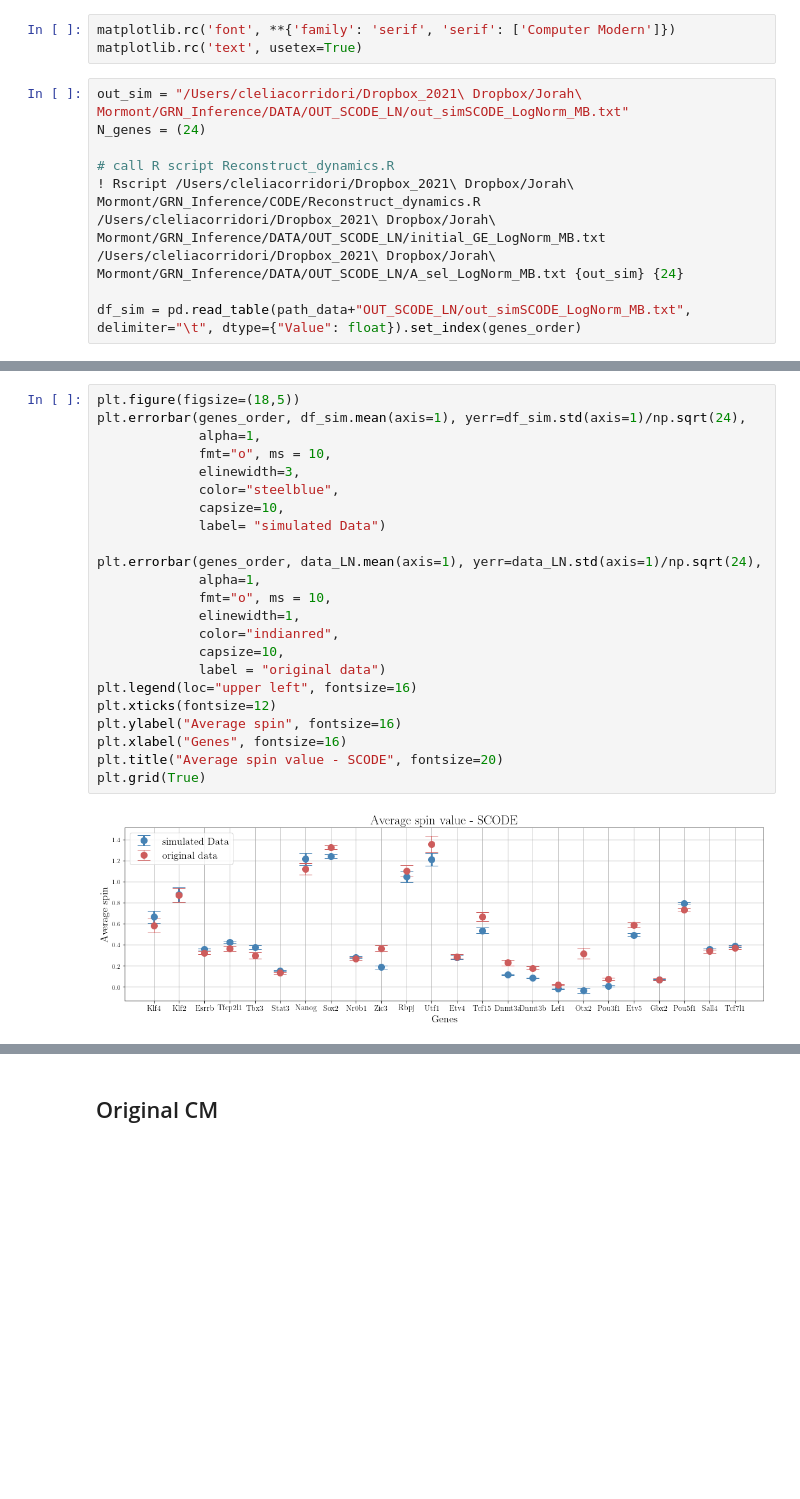
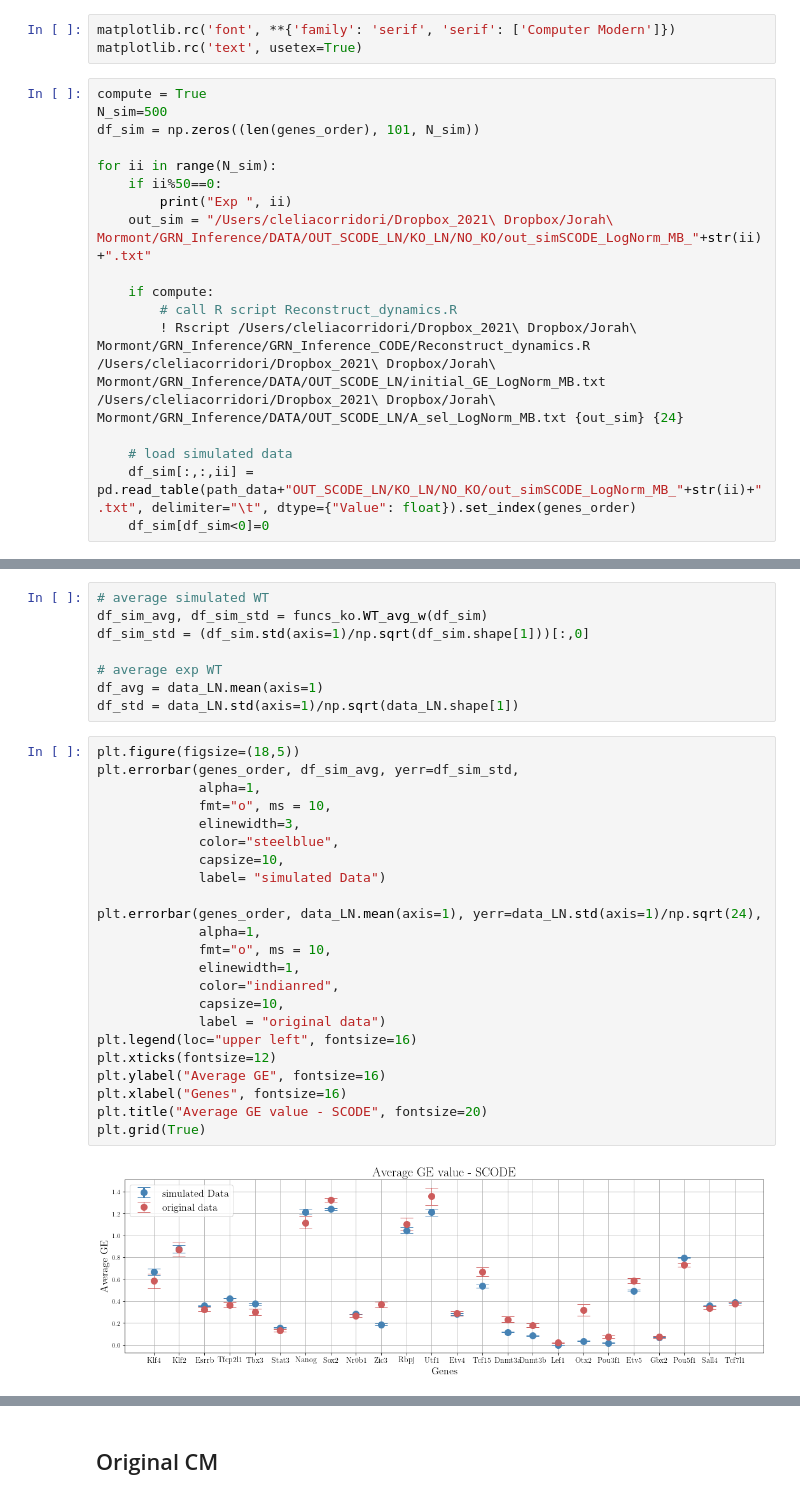
Before and after one commit to CleliaCorridori/GRN_Inference_CODE, a Jupyter notebook: 0_SCODE_MB-LogNorm_23_03_02.ipynb, the cells around one changed output, grey strips where cells are left out. Drawn from its saved outputs; the diff is of its cells as text; blank space fills up the shorter version.

```diff
--- a/0_SCODE_MB-LogNorm_23_03_02.ipynb
+++ b/0_SCODE_MB-LogNorm_23_03_02.ipynb
@@ -474,11 +477,20 @@ np.savetxt(path_data+"OUT_SCODE_LN/A_sel_LogNorm_MB.txt",A_tot)
 matplotlib.rc('font', **{'family': 'serif', 'serif': ['Computer Modern']})
 matplotlib.rc('text', usetex=True)
 # %%
-out_sim = "/Users/cleliacorridori/Dropbox_2021\ Dropbox/Jorah\ Mormont/GRN_Inference/DATA/OUT_SCODE_LN/out_simSCODE_LogNorm_MB.txt"
-N_genes = (24)
+compute = True
+N_sim=500
+df_sim = np.zeros((len(genes_order), 101, N_sim))
 
-# call R script Reconstruct_dynamics.R
-! Rscript /Users/cleliacorridori/Dropbox_2021\ Dropbox/Jorah\ Mormont/GRN_Inference/CODE/Reconstruct_dynamics.R /Users/cleliacorridori/Dropbox_2021\ Dropbox/Jorah\ Mormont/GRN_Inference/DATA/OUT_SCODE_LN/initial_GE_LogNorm_MB.txt /Users/cleliacorridori/Dropbox_2021\ Dropbox/Jorah\ Mormont/GRN_Inference/DATA/OUT_SCODE_LN/A_sel_LogNorm_MB.txt {out_sim} {24}
+for ii in range(N_sim):
+    if ii%50==0:
+        print("Exp ", ii)
+    out_sim = "/Users/cleliacorridori/Dropbox_2021\ Dropbox/Jorah\ Mormont/GRN_Inference/DATA/OUT_SCODE_LN/KO_LN/NO_KO/out_simSCODE_LogNorm_MB_"+str(ii)+".txt"
 
-df_sim = pd.read_table(path_data+"OUT_SCODE_LN/out_simSCODE_LogNorm_MB.txt", delimiter="\t", dtype={"Value": float}).set_index(genes_order)
+    if compute:
+        # call R script Reconstruct_dynamics.R
+        ! Rscript /Users/cleliacorridori/Dropbox_2021\ Dropbox/Jorah\ Mormont/GRN_Inference/GRN_Inference_CODE/Reconstruct_dynamics.R /Users/cleliacorridori/Dropbox_2021\ Dropbox/Jorah\ Mormont/GRN_Inference/DATA/OUT_SCODE_LN/initial_GE_LogNorm_MB.txt /Users/cleliacorridori/Dropbox_2021\ Dropbox/Jorah\ Mormont/GRN_Inference/DATA/OUT_SCODE_LN/A_sel_LogNorm_MB.txt {out_sim} {24}
+
+    # load simulated data
+    df_sim[:,:,ii] = pd.read_table(path_data+"OUT_SCODE_LN/KO_LN/NO_KO/out_simSCODE_LogNorm_MB_"+str(ii)+".txt", delimiter="\t", dtype={"Value": float}).set_index(genes_order)
+    df_sim[df_sim<0]=0
 # %% [output]
@@ -486,25 +507,33 @@ Fatal error: non `e possibile aprire il file '/Users/cleliacorridori/Dropbox_202
+# %%
+# average simulated WT
+df_sim_avg, df_sim_std = funcs_ko.WT_avg_w(df_sim)
+df_sim_std = (df_sim.std(axis=1)/np.sqrt(df_sim.shape[1]))[:,0]
+
+# average exp WT
+df_avg = data_LN.mean(axis=1)
+df_std = data_LN.std(axis=1)/np.sqrt(data_LN.shape[1])
 # %%
 plt.figure(figsize=(18,5))
-plt.errorbar(genes_order, df_sim.mean(axis=1), yerr=df_sim.std(axis=1)/np.sqrt(24),
+plt.errorbar(genes_order, df_sim_avg, yerr=df_sim_std,
              alpha=1,
              fmt="o", ms = 10,
              elinewidth=3,
              color="steelblue",
              capsize=10,
              label= "simulated Data")
 
 plt.errorbar(genes_order, data_LN.mean(axis=1), yerr=data_LN.std(axis=1)/np.sqrt(24),
              alpha=1,
              fmt="o", ms = 10,
              elinewidth=1,
              color="indianred",
              capsize=10,
              label = "original data")
 plt.legend(loc="upper left", fontsize=16)
 plt.xticks(fontsize=12)
-plt.ylabel("Average spin", fontsize=16)
+plt.ylabel("Average GE", fontsize=16)
 plt.xlabel("Genes", fontsize=16)
-plt.title("Average spin value - SCODE", fontsize=20)
+plt.title("Average GE value - SCODE", fontsize=20)
 plt.grid(True)
 # %% [output]
-[figure, old version]
+[figure, new version]
```
Also changed, not shown: parts of 43 cells of this notebook, 4 other files.
